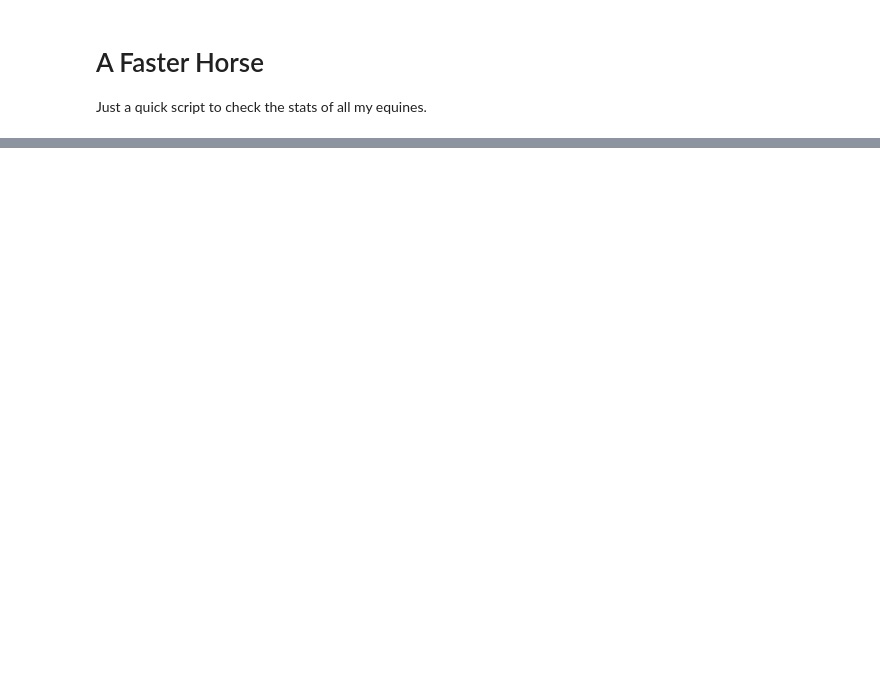
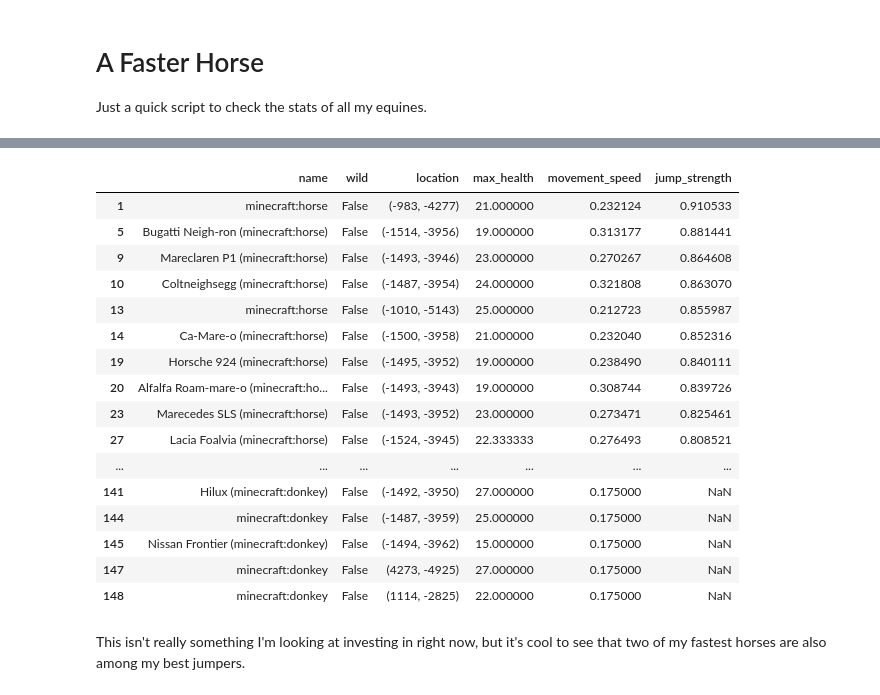
Before and after one commit to OpenBagTwo/AngerLocalBeehive, a Jupyter notebook: notebooks/A Faster Horse.ipynb, the cells around one changed output, grey strips where cells are left out. Saved outputs shown, nothing was run; the diff lists cells and outputs as text; code cells hidden in the pictures; blank space fills up the shorter version.

```diff
--- a/notebooks/A Faster Horse.ipynb
+++ b/notebooks/A Faster Horse.ipynb
@@ -116,0 +162,22 @@ Yeah, so Muleoo wasn't quite the hooning champ I was hoping for. But WOW I need
+# %%
+_.loc[~_.wild]  # type: ignore
+# %% [output]
+|  | name | wild | location | max_health | movement_speed | jump_strength |
+| 1 | minecraft:horse | False | (-983, -4277) | 21.000000 | 0.232124 | 0.910533 |
+| 5 | Bugatti Neigh-ron (minecraft:horse) | False | (-1514, -3956) | 19.000000 | 0.313177 | 0.881441 |
+| 9 | Mareclaren P1 (minecraft:horse) | False | (-1493, -3946) | 23.000000 | 0.270267 | 0.864608 |
+| 10 | Coltneighsegg (minecraft:horse) | False | (-1487, -3954) | 24.000000 | 0.321808 | 0.863070 |
+| 13 | minecraft:horse | False | (-1010, -5143) | 25.000000 | 0.212723 | 0.855987 |
+| 14 | Ca-Mare-o (minecraft:horse) | False | (-1500, -3958) | 21.000000 | 0.232040 | 0.852316 |
+| 19 | Horsche 924 (minecraft:horse) | False | (-1495, -3952) | 19.000000 | 0.238490 | 0.840111 |
+| 20 | Alfalfa Roam-mare-o (minecraft:ho... | False | (-1493, -3943) | 19.000000 | 0.308744 | 0.839726 |
+| 23 | Marecedes SLS (minecraft:horse) | False | (-1493, -3952) | 23.000000 | 0.273471 | 0.825461 |
+| 27 | Lacia Foalvia (minecraft:horse) | False | (-1524, -3945) | 22.333333 | 0.276493 | 0.808521 |
+| ... | ... | ... | ... | ... | ... | ... |
+| 141 | Hilux (minecraft:donkey) | False | (-1492, -3950) | 27.000000 | 0.175000 | NaN |
+| 144 | minecraft:donkey | False | (-1487, -3959) | 25.000000 | 0.175000 | NaN |
+| 145 | Nissan Frontier (minecraft:donkey) | False | (-1494, -3962) | 15.000000 | 0.175000 | NaN |
+| 147 | minecraft:donkey | False | (4273, -4925) | 27.000000 | 0.175000 | NaN |
+| 148 | minecraft:donkey | False | (1114, -2825) | 22.000000 | 0.175000 | NaN |
+# %% [markdown]
+This isn't really something I'm looking at investing in right now, but it's cool to see that two of my fastest horses are also among my best jumpers.
```
Also changed, not shown: parts of 8 cells of this notebook.
